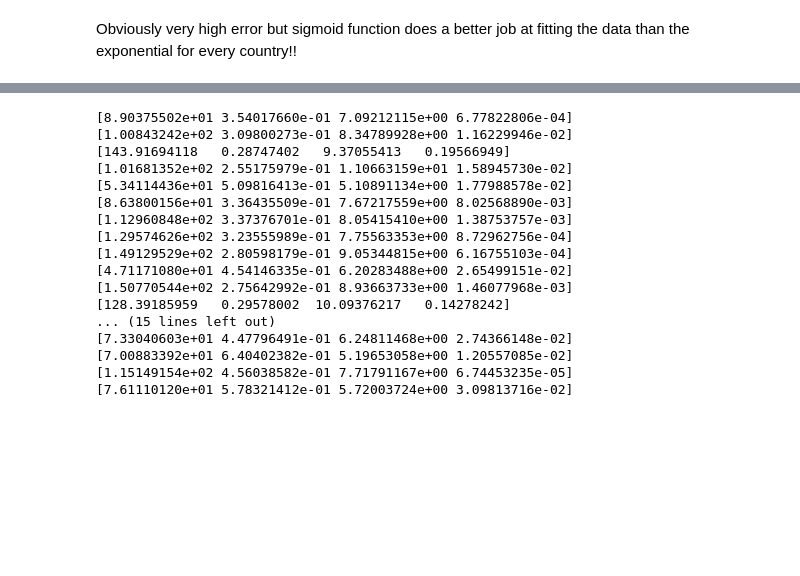
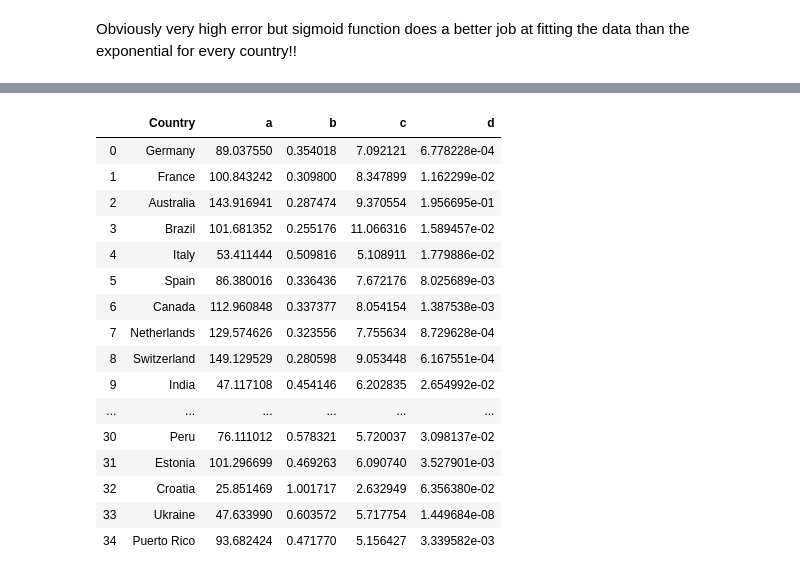
Before and after one commit to btiv/DSS_Final_Proj, a Jupyter notebook: feature_engineering_sigmoid_citations.ipynb, the cells around one changed output, grey strips where cells are left out. Cells and saved outputs as stored; diff of their text form; code cells hidden in the pictures; blank space fills up the shorter version.

```diff
--- a/feature_engineering_sigmoid_citations.ipynb
+++ b/feature_engineering_sigmoid_citations.ipynb
@@ -40,5 +41,5 @@ for country, paper_df in zip(countries, paper_df_list):
     plt.scatter(paper_df['Paper Age'], paper_df['Citations'], s=5)
     plt.xlabel('Age of Paper (years)')
     plt.ylabel('Number of Citations')
-    plt.title(f'Citations versus Paper Age for {country}')
+    plt.title(f'Citations versus Paper Age')
 # %% [output]
@@ -139,14 +140,33 @@ plt.scatter(biodiversity_research_df_list[3]['Publication Year'], biodiversity_r
 # %%
 # export function info for each country to .csv file
-popt_arr = np.asarray(popt_list)
+popt_arr = np.asarray(popt_list_sig)
 
 adjusted_citations_df = pd.DataFrame()
 adjusted_citations_df['Country'] = countries
 adjusted_citations_df['a'] = popt_arr[:,0]
 adjusted_citations_df['b'] = popt_arr[:,1]
 adjusted_citations_df['c'] = popt_arr[:,2]
 adjusted_citations_df['d'] = popt_arr[:,3]
 adjusted_citations_df.to_csv('adjusted_citations_sigmoid_params.csv')
+adjusted_citations_df
+# %% [output]
+|  | Country | a | b | c | d |
+| 0 | Germany | 89.037550 | 0.354018 | 7.092121 | 6.778228e-04 |
+| 1 | France | 100.843242 | 0.309800 | 8.347899 | 1.162299e-02 |
+| 2 | Australia | 143.916941 | 0.287474 | 9.370554 | 1.956695e-01 |
+| 3 | Brazil | 101.681352 | 0.255176 | 11.066316 | 1.589457e-02 |
+| 4 | Italy | 53.411444 | 0.509816 | 5.108911 | 1.779886e-02 |
+| 5 | Spain | 86.380016 | 0.336436 | 7.672176 | 8.025689e-03 |
+| 6 | Canada | 112.960848 | 0.337377 | 8.054154 | 1.387538e-03 |
+| 7 | Netherlands | 129.574626 | 0.323556 | 7.755634 | 8.729628e-04 |
+| 8 | Switzerland | 149.129529 | 0.280598 | 9.053448 | 6.167551e-04 |
+| 9 | India | 47.117108 | 0.454146 | 6.202835 | 2.654992e-02 |
+| ... | ... | ... | ... | ... | ... |
+| 30 | Peru | 76.111012 | 0.578321 | 5.720037 | 3.098137e-02 |
+| 31 | Estonia | 101.296699 | 0.469263 | 6.090740 | 3.527901e-03 |
+| 32 | Croatia | 25.851469 | 1.001717 | 2.632949 | 6.356380e-02 |
+| 33 | Ukraine | 47.633990 | 0.603572 | 5.717754 | 1.449684e-08 |
+| 34 | Puerto Rico | 93.682424 | 0.471770 | 5.156427 | 3.339582e-03 |
 # %%
 def flatten_strip(list):
     # remove extra space around each element in the input list
@@ -258,13 +278,13 @@ def get_author_counts(author_num_for_each_country_by_paper, country_str):
     return author_counts
 # %%
 # read in each country dataframe and perform feature engineering
-protected_df = pd.read_csv('Final_project_data/protected_land_cleaned.csv')
+protected_df = pd.read_csv('Final_project_raw_data/protected_land_cleaned.csv')
 param_df = pd.read_csv('adjusted_citations_sigmoid_params.csv')
 param_df = param_df.drop(['Unnamed: 0', 'Country'], axis=1)
 param_array = param_df.to_numpy()
 
 for popt,country_str in zip(param_array, countries):
-    country_research_df = pd.read_csv(f"Final_project_data/{country_str}_biodiversity_research.csv")
+    country_research_df = pd.read_csv(f"Final_project_raw_data/{country_str}_biodiversity_research.csv")
     # paper age and adjusted citations
     country_research_df_new = pd.DataFrame()
     country_research_df['Paper Age'] = 2022 - country_research_df['Publication Year']
@@ -290,21 +310,3 @@ for popt,country_str in zip(param_array, countries):
 
     # write new research df to file
     country_research_df_new.to_csv(f"{country_str}_biodiversity_research_sigmoid.csv")
-# %% [output]
-[8.90375502e+01 3.54017660e-01 7.09212115e+00 6.77822806e-04]
-[1.00843242e+02 3.09800273e-01 8.34789928e+00 1.16229946e-02]
-[143.91694118   0.28747402   9.37055413   0.19566949]
-[1.01681352e+02 2.55175979e-01 1.10663159e+01 1.58945730e-02]
-[5.34114436e+01 5.09816413e-01 5.10891134e+00 1.77988578e-02]
-[8.63800156e+01 3.36435509e-01 7.67217559e+00 8.02568890e-03]
-[1.12960848e+02 3.37376701e-01 8.05415410e+00 1.38753757e-03]
-[1.29574626e+02 3.23555989e-01 7.75563353e+00 8.72962756e-04]
-[1.49129529e+02 2.80598179e-01 9.05344815e+00 6.16755103e-04]
-[4.71171080e+01 4.54146335e-01 6.20283488e+00 2.65499151e-02]
-[1.50770544e+02 2.75642992e-01 8.93663733e+00 1.46077968e-03]
-[128.39185959   0.29578002  10.09376217   0.14278242]
-... (15 lines left out)
-[7.33040603e+01 4.47796491e-01 6.24811468e+00 2.74366148e-02]
-[7.00883392e+01 6.40402382e-01 5.19653058e+00 1.20557085e-02]
-[1.15149154e+02 4.56038582e-01 7.71791167e+00 6.74453235e-05]
-[7.61110120e+01 5.78321412e-01 5.72003724e+00 3.09813716e-02]
```
Also changed, not shown: parts of 8 cells of this notebook, 1 other file.
